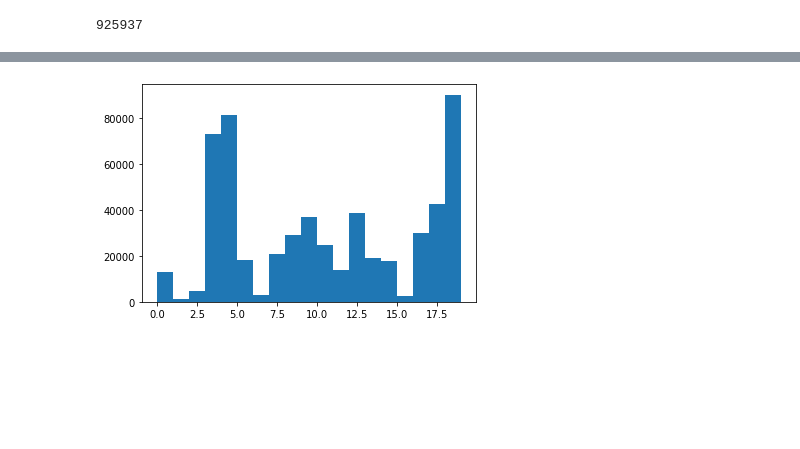
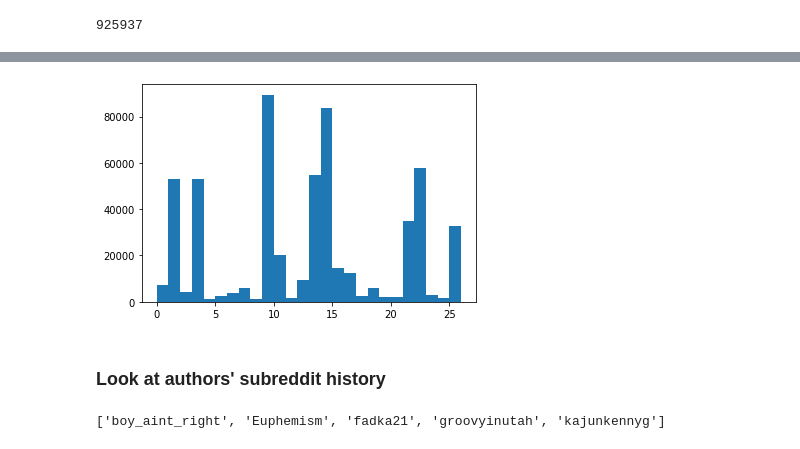
Before and after one commit to SourabhChakraborty/undergrad_thesis, a Jupyter notebook: lda.ipynb, the cells around one changed output, grey strips where cells are left out. Cells and saved outputs as stored; diff of their text form; code cells hidden in the pictures; blank space fills up the shorter version.

```diff
--- a/lda.ipynb
+++ b/lda.ipynb
@@ -188,0 +55,6 @@ politics_corpus_auth = [politics_dictionary.doc2bow(text) for text in politics_t
+# %%
+with open("stored_variables/politics_corpus_lda.pickle", 'rb') as f:
+    politics_corpus_lda = pickle.load(f)
+# %%
+with open("stored_variables/politics_corpus_auth_lda.pickle", 'rb') as f:
+    politics_corpus_auth_lda = pickle.load(f)
@@ -188,0 +78,6 @@ politics_corpus_auth = [politics_dictionary.doc2bow(text) for text in politics_t
+# %%
+top_topic_by_doc = []
+
+for doc_topics in politics_corpus_lda:
+    topic_list_doc = sorted(doc_topics, key = lambda x : x[1], reverse = True)
+    top_topic_by_doc.append(topic_list_doc[0][0])
@@ -189,11 +89,17 @@ politics_corpus_auth = [politics_dictionary.doc2bow(text) for text in politics_t
 # %%
 top_topic_by_doc_auth = []
 
-for doc in politics_corpus_auth:
-    topic_list_doc = sorted(politics_ldamodel[doc], key = lambda x : x[1], reverse = True)
+for doc_topics in politics_corpus_auth_lda:
+    topic_list_doc = sorted(doc_topics, key = lambda x : x[1], reverse = True)
     top_topic_by_doc_auth.append(topic_list_doc[0][0])
 # %%
-plt.hist(top_topic_by_doc_auth, bins = list(range(20)))
+plt.hist(top_topic_by_doc_auth, bins = list(range(27)))
 plt.show()
 # %% [output]
-[figure, old version]
+[figure, new version]
+# %% [markdown]
+### Look at authors' subreddit history
+# %%
+comment_auths[:5]
+# %% [output]
+['boy_aint_right', 'Euphemism', 'fadka21', 'groovyinutah', 'kajunkennyg']
```
Also changed, not shown: parts of 49 cells of this notebook, 2 other files.
